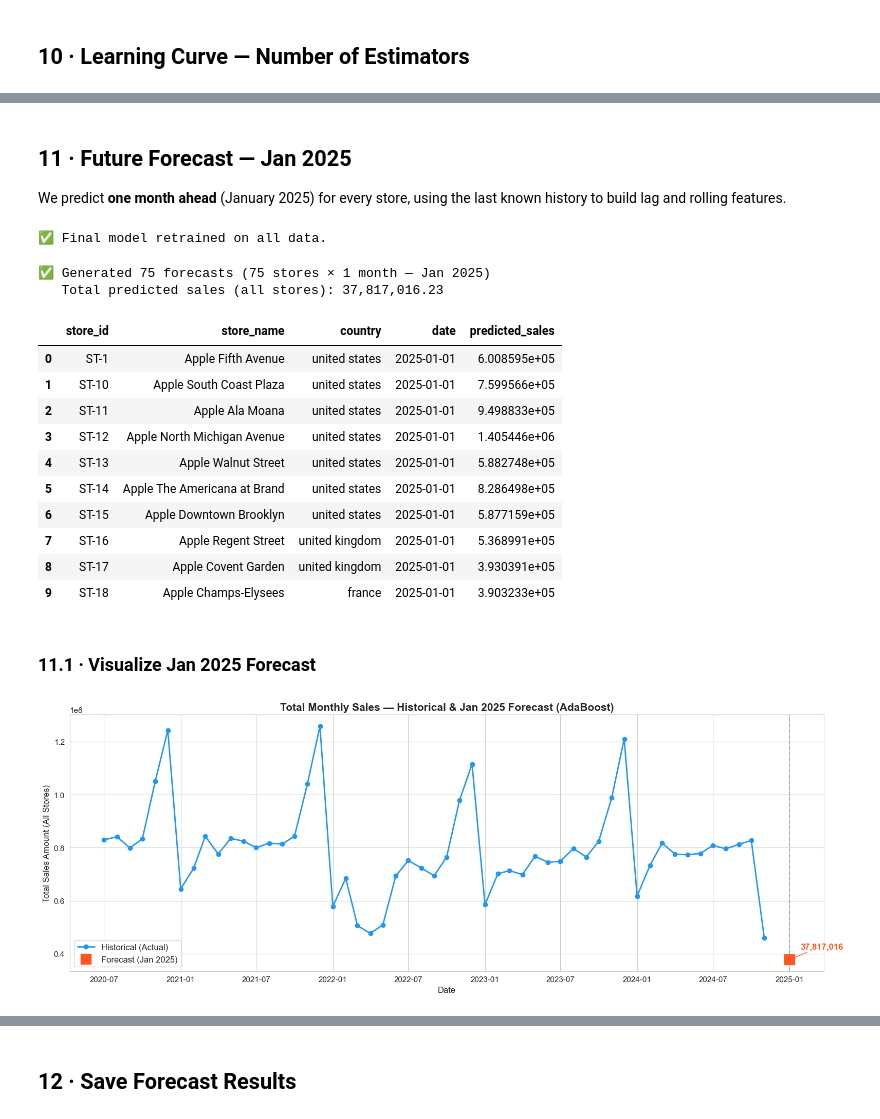
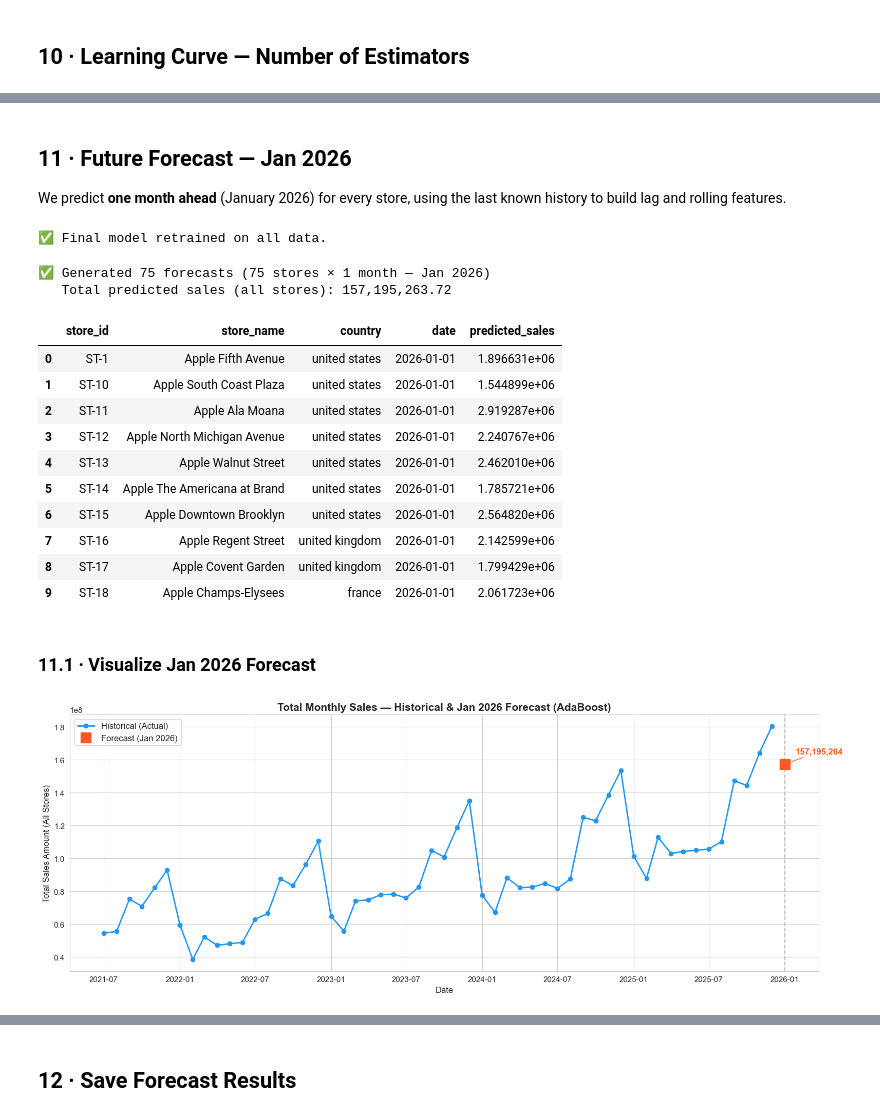
Before and after one commit to AliSherif2303/Apple-Retail-Sales-Forcasting, a Jupyter notebook: notebooks/ADABOOST.ipynb, the cells around one changed output, grey strips where cells are left out. Drawn from its saved outputs; the diff is of its cells as text; code cells hidden in the pictures.

```diff
--- a/notebooks/ADABOOST.ipynb
+++ b/notebooks/ADABOOST.ipynb
@@ -61,7 +61,7 @@ print('✅ All imports loaded successfully.')
 PROJECT_ROOT = Path.cwd().parent.resolve()
 PROC = PROJECT_ROOT / 'data' / 'processed'
 
-df_raw = pd.read_csv(PROC / 'cleaned_apple_sales_enriched_realistic.csv')
+df_raw = pd.read_csv(PROC / 'cleaned_apple_sales_v3.csv')
 print(f'Raw dataset: {df_raw.shape[0]:,} rows × {df_raw.shape[1]} columns')
 df_raw.head(3)
 # %% [output]
@@ -265,9 +265,16 @@ df_monthly['store_encoded'] = le_store.fit_transform(df_monthly['store_id'])
 le_country = LabelEncoder()
 df_monthly['country_encoded'] = le_country.fit_transform(df_monthly['country_norm_mapped'])
 
-# Target-encode store by its historical mean sales (avoids high-cardinality issues)
-store_target_mean = df_monthly.groupby('store_id')['sales_amount_realistic'].transform('mean')
-df_monthly['store_target_enc'] = store_target_mean
+# Target-encode store by its expanding historical mean sales (leak-free)
+# Uses only past data: shifted expanding mean per store, so each row only sees prior months
+df_monthly = df_monthly.sort_values(['store_id', 'date'])
+df_monthly['store_target_enc'] = (
+    df_monthly.groupby('store_id')['sales_amount_realistic']
+    .transform(lambda x: x.shift(1).expanding().mean())
+)
+# Fill NaN for first observation per store with overall mean
+overall_mean = df_monthly['sales_amount_realistic'].mean()
+df_monthly['store_target_enc'] = df_monthly['store_target_enc'].fillna(overall_mean)
 
 print('✅ Categorical encoding complete.')
 print(f'   store_encoded  range: [{df_monthly["store_encoded"].min()}, {df_monthly["store_encoded"].max()}]')
@@ -674,7 +681,7 @@ Optimal number of estimators (lowest test MAE): 297
 # %% [markdown]
-## 11 · Future Forecast — Jan 2025
+## 11 · Future Forecast — Jan 2026
 
-We predict **one month ahead** (January 2025) for every store, using the last known history to build lag and rolling features.
+We predict **one month ahead** (January 2026) for every store, using the last known history to build lag and rolling features.
 # %%
 # Retrain on ALL available data for the best possible future forecast
 X_all = df_clean[FEATURES]
@@ -693,10 +700,10 @@ print('✅ Final model retrained on all data.')
 # %% [output]
 ✅ Final model retrained on all data.
 # %%
-# One-month-ahead forecast: predict January 2025 for every store
-FORECAST_DATE = pd.Timestamp('2025-01-01')
+# One-month-ahead forecast: predict January 2026 for every store
+FORECAST_DATE = pd.Timestamp('2026-01-01')
 FORECAST_MONTH = FORECAST_DATE.month   # 1
-FORECAST_YEAR  = FORECAST_DATE.year    # 2025
+FORECAST_YEAR  = FORECAST_DATE.year    # 2026
 
 stores = df_clean['store_id'].unique()
 all_forecasts = []
@@ -778,49 +785,49 @@ for store in stores:
     })
 
 forecast_df = pd.DataFrame(all_forecasts)
-print(f'✅ Generated {len(forecast_df):,} forecasts ({len(stores)} stores × 1 month — Jan 2025)')
+print(f'✅ Generated {len(forecast_df):,} forecasts ({len(stores)} stores × 1 month — Jan 2026)')
 print(f'   Total predicted sales (all stores): {forecast_df["predicted_sales"].sum():,.2f}')
 forecast_df.head(10)
 # %% [output]
-✅ Generated 75 forecasts (75 stores × 1 month — Jan 2025)
-   Total predicted sales (all stores): 37,817,016.23
+✅ Generated 75 forecasts (75 stores × 1 month — Jan 2026)
+   Total predicted sales (all stores): 157,195,263.72
 |  | store_id | store_name | country | date | predicted_sales |
-| 0 | ST-1 | Apple Fifth Avenue | united states | 2025-01-01 | 6.008595e+05 |
-| 1 | ST-10 | Apple South Coast Plaza | united states | 2025-01-01 | 7.599566e+05 |
-| 2 | ST-11 | Apple Ala Moana | united states | 2025-01-01 | 9.498833e+05 |
-| 3 | ST-12 | Apple North Michigan Avenue | united states | 2025-01-01 | 1.405446e+06 |
-| 4 | ST-13 | Apple Walnut Street | united states | 2025-01-01 | 5.882748e+05 |
-| 5 | ST-14 | Apple The Americana at Brand | united states | 2025-01-01 | 8.286498e+05 |
-| 6 | ST-15 | Apple Downtown Brooklyn | united states | 2025-01-01 | 5.877159e+05 |
-| 7 | ST-16 | Apple Regent Street | united kingdom | 2025-01-01 | 5.368991e+05 |
-| 8 | ST-17 | Apple Covent Garden | united kingdom | 2025-01-01 | 3.930391e+05 |
-| 9 | ST-18 | Apple Champs-Elysees | france | 2025-01-01 | 3.903233e+05 |
+| 0 | ST-1 | Apple Fifth Avenue | united states | 2026-01-01 | 1.896631e+06 |
+| 1 | ST-10 | Apple South Coast Plaza | united states | 2026-01-01 | 1.544899e+06 |
+| 2 | ST-11 | Apple Ala Moana | united states | 2026-01-01 | 2.919287e+06 |
+| 3 | ST-12 | Apple North Michigan Avenue | united states | 2026-01-01 | 2.240767e+06 |
+| 4 | ST-13 | Apple Walnut Street | united states | 2026-01-01 | 2.462010e+06 |
+| 5 | ST-14 | Apple The Americana at Brand | united states | 2026-01-01 | 1.785721e+06 |
+| 6 | ST-15 | Apple Downtown Brooklyn | united states | 2026-01-01 | 2.564820e+06 |
+| 7 | ST-16 | Apple Regent Street | united kingdom | 2026-01-01 | 2.142599e+06 |
+| 8 | ST-17 | Apple Covent Garden | united kingdom | 2026-01-01 | 1.799429e+06 |
+| 9 | ST-18 | Apple Champs-Elysees | france | 2026-01-01 | 2.061723e+06 |
 # %% [markdown]
-### 11.1 · Visualize Jan 2025 Forecast
+### 11.1 · Visualize Jan 2026 Forecast
 # %%
 # Historical aggregated sales + the single-month forecast point
 hist_agg = df_clean.groupby('date')[TARGET].sum().reset_index()
 forecast_total = forecast_df['predicted_sales'].sum()
 
 fig, ax = plt.subplots(figsize=(16, 6))
 ax.plot(hist_agg['date'], hist_agg[TARGET], 'o-', label='Historical (Actual)', color='#2196F3', linewidth=2)
-ax.plot(FORECAST_DATE, forecast_total, 's', label='Forecast (Jan 2025)',
+ax.plot(FORECAST_DATE, forecast_total, 's', label='Forecast (Jan 2026)',
         color='#FF5722', markersize=14, zorder=5)
 
 # Annotate the forecast point
 ax.annotate(f'{forecast_total:,.0f}', xy=(FORECAST_DATE, forecast_total),
             xytext=(15, 15), textcoords='offset points', fontsize=12, fontweight='bold',
             color='#FF5722', arrowprops=dict(arrowstyle='->', color='#FF5722'))
 ax.axvline(FORECAST_DATE, color='gray', linestyle='--', alpha=0.5)
 
-ax.set_title('Total Monthly Sales — Historical & Jan 2025 Forecast (AdaBoost)', fontsize=15, fontweight='bold')
+ax.set_title('Total Monthly Sales — Historical & Jan 2026 Forecast (AdaBoost)', fontsize=15, fontweight='bold')
 ax.set_xlabel('Date')
 ax.set_ylabel('Total Sales Amount (All Stores)')
 ax.legend(fontsize=12)
 plt.tight_layout()
 plt.show()
 # %% [output]
-[figure, old version]
+[figure, new version]
 # %%
 # Top 10 stores by predicted Jan 2025 sales
 top10 = forecast_df.nlargest(10, 'predicted_sales')
```
Also changed, not shown: parts of 19 cells of this notebook, 9 other files.
